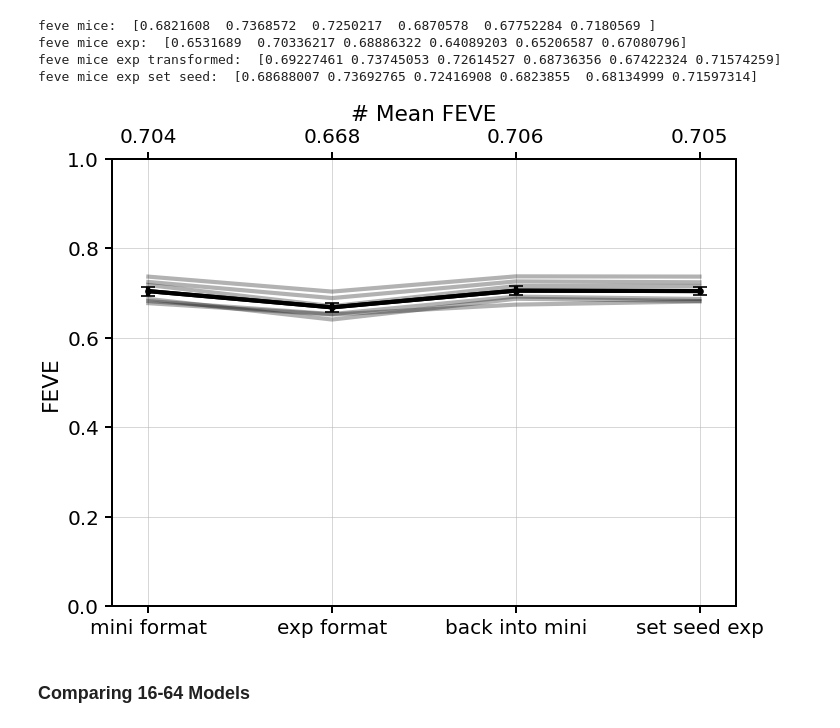
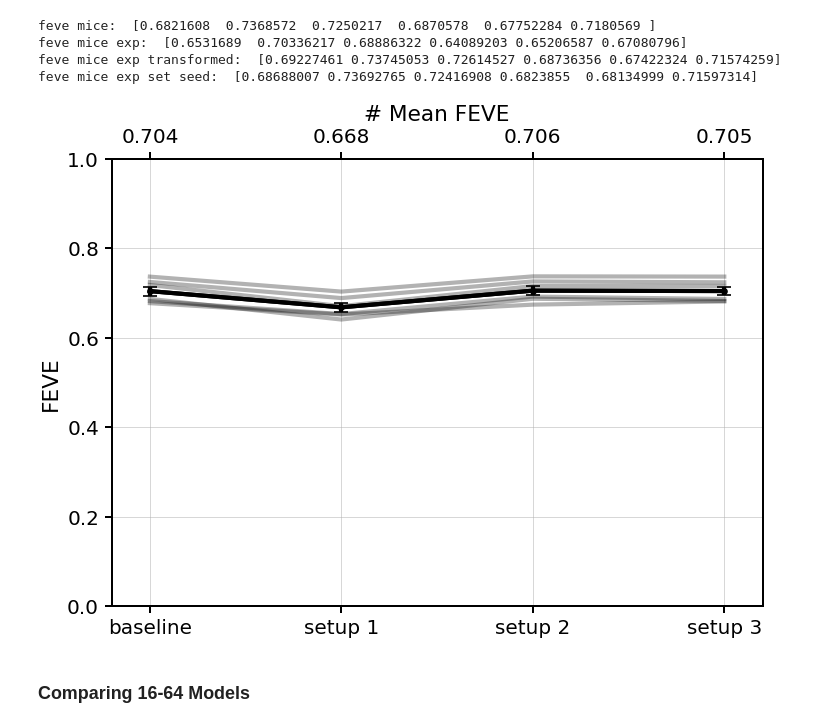
Before and after one commit to NAMAR4/minimodel, a Jupyter notebook: internship/comparisson_to_exp_plotting.ipynb, the cells around one changed output. Cells and saved outputs as stored; diff of their text form; code cells hidden in the pictures.

Commit message:
plotting

```diff
--- a/internship/comparisson_to_exp_plotting.ipynb
+++ b/internship/comparisson_to_exp_plotting.ipynb
@@ -263,11 +263,12 @@ def plot_16_320(feve_scores, tick_labels, title="Average_performance_mouse"):
     plt.show()
 # %%
 feve_scores = [feve_mice, feve_mice_exp, feve_mice_exp_transformed_back, feve_mice_exp_set_seed]
-tick_labels = ['mini format', 'exp format', "back into mini", "set seed exp"]
+#tick_labels = ['mini format', 'exp format', "back into mini", "set seed exp"]
+tick_labels = ['baseline', 'setup 1', "setup 2", "setup 3"]
 title = "Mean_FEVE_score_16_320_compare_4"
 plot_16_320(feve_scores, tick_labels, title)
 # %% [output]
-[figure, old version]
+[figure, new version]
 # %% [markdown]
 ### Comparing 16-64 Models
 # %%
```
Also changed, not shown: parts of 2 cells of this notebook, 3 other files.
